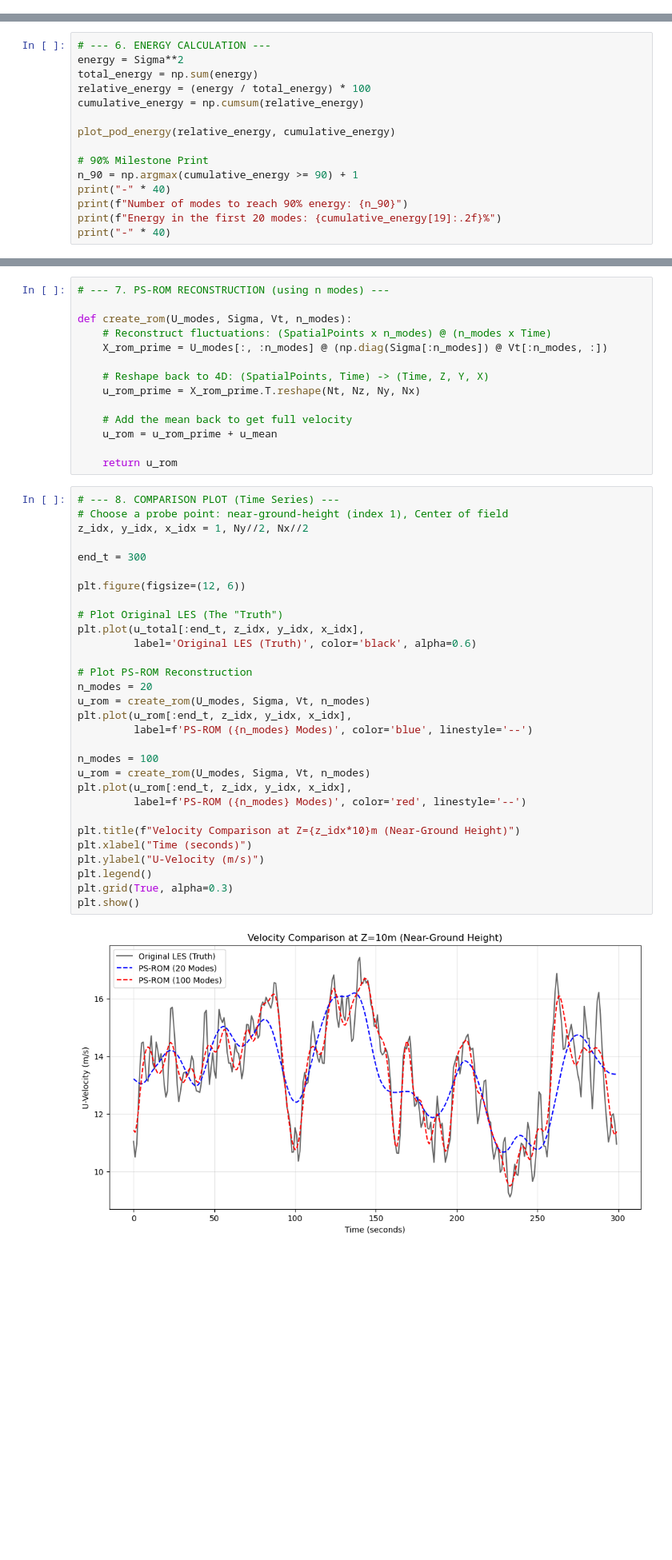
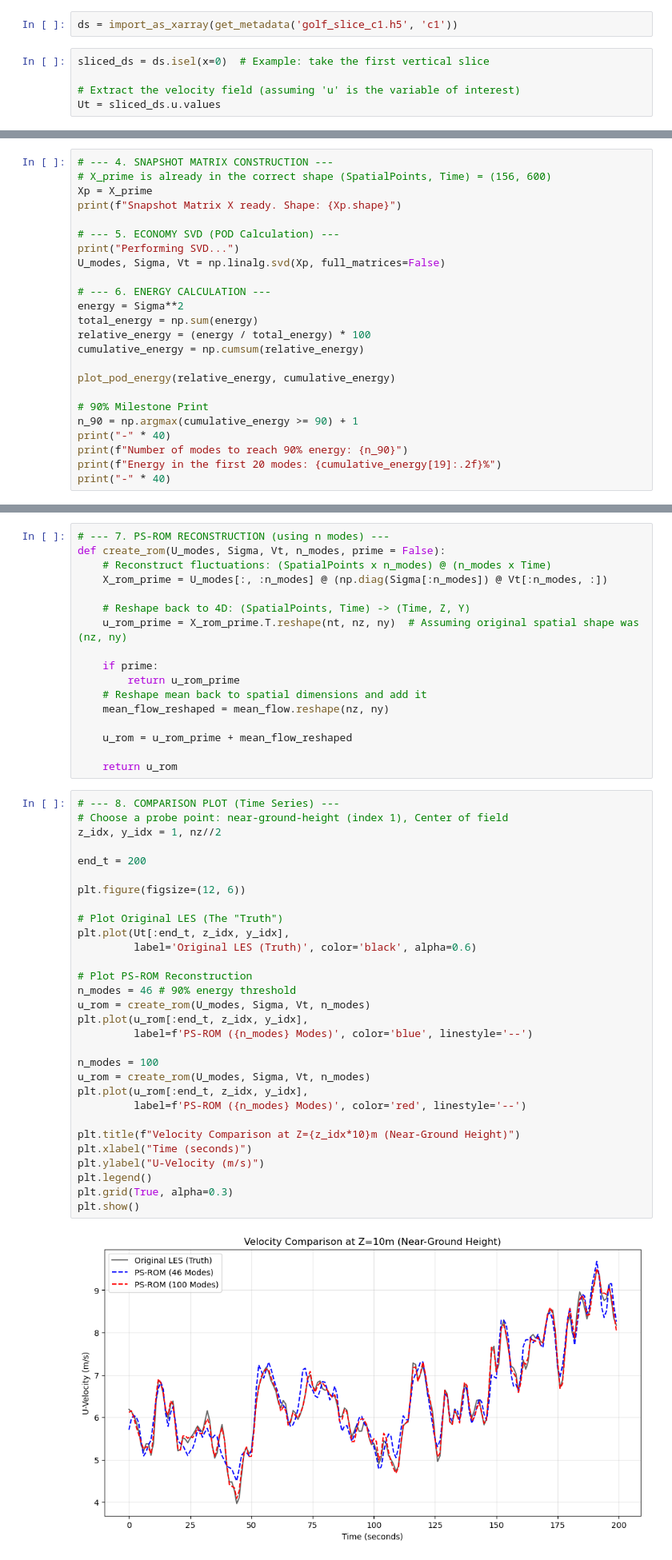
Before and after one commit to JacobManniche/Bachelor_legeplads, a Jupyter notebook: LES/PI and ROM.ipynb, the cells around one changed output, grey strips where cells are left out. Shown at 80% size. Saved outputs shown, nothing was run; the diff lists cells and outputs as text; blank space fills up the shorter version.

```diff
--- a/LES/PI and ROM.ipynb
+++ b/LES/PI and ROM.ipynb
@@ -46,0 +6,7 @@ Performing SVD...
+# %%
+ds = import_as_xarray(get_metadata('golf_slice_c1.h5', 'c1'))
+# %%
+sliced_ds = ds.isel(x=0)  # Example: take the first vertical slice
+
+# Extract the velocity field (assuming 'u' is the variable of interest)
+Ut = sliced_ds.u.values
@@ -47,4 +44,13 @@ Performing SVD...
 # %%
+# --- 4. SNAPSHOT MATRIX CONSTRUCTION ---
+# X_prime is already in the correct shape (SpatialPoints, Time) = (156, 600)
+Xp = X_prime
+print(f"Snapshot Matrix X ready. Shape: {Xp.shape}")
+
+# --- 5. ECONOMY SVD (POD Calculation) ---
+print("Performing SVD...")
+U_modes, Sigma, Vt = np.linalg.svd(Xp, full_matrices=False)
+
 # --- 6. ENERGY CALCULATION ---
 energy = Sigma**2
 total_energy = np.sum(energy)
@@ -73,46 +108,49 @@ plot_pod_modes(U_modes, 6, 26, 51)
 # %%
 # --- 7. PS-ROM RECONSTRUCTION (using n modes) ---
-
-def create_rom(U_modes, Sigma, Vt, n_modes):
+def create_rom(U_modes, Sigma, Vt, n_modes, prime = False):
     # Reconstruct fluctuations: (SpatialPoints x n_modes) @ (n_modes x Time)
     X_rom_prime = U_modes[:, :n_modes] @ (np.diag(Sigma[:n_modes]) @ Vt[:n_modes, :])
 
-    # Reshape back to 4D: (SpatialPoints, Time) -> (Time, Z, Y, X)
-    u_rom_prime = X_rom_prime.T.reshape(Nt, Nz, Ny, Nx)
+    # Reshape back to 4D: (SpatialPoints, Time) -> (Time, Z, Y)
+    u_rom_prime = X_rom_prime.T.reshape(nt, nz, ny)  # Assuming original spatial shape was (nz, ny)
 
-    # Add the mean back to get full velocity
-    u_rom = u_rom_prime + u_mean
+    if prime:
+        return u_rom_prime
+    # Reshape mean back to spatial dimensions and add it
+    mean_flow_reshaped = mean_flow.reshape(nz, ny)
+
+    u_rom = u_rom_prime + mean_flow_reshaped
 
     return u_rom
 # %%
 # --- 8. COMPARISON PLOT (Time Series) ---
 # Choose a probe point: near-ground-height (index 1), Center of field
-z_idx, y_idx, x_idx = 1, Ny//2, Nx//2
+z_idx, y_idx = 1, nz//2
 
-end_t = 300
+end_t = 200
 
 plt.figure(figsize=(12, 6))
 
 # Plot Original LES (The "Truth")
-plt.plot(u_total[:end_t, z_idx, y_idx, x_idx],
+plt.plot(Ut[:end_t, z_idx, y_idx],
          label='Original LES (Truth)', color='black', alpha=0.6)
 
 # Plot PS-ROM Reconstruction
-n_modes = 20
+n_modes = 46 # 90% energy threshold
 u_rom = create_rom(U_modes, Sigma, Vt, n_modes)
-plt.plot(u_rom[:end_t, z_idx, y_idx, x_idx],
+plt.plot(u_rom[:end_t, z_idx, y_idx],
          label=f'PS-ROM ({n_modes} Modes)', color='blue', linestyle='--')
 
 n_modes = 100
 u_rom = create_rom(U_modes, Sigma, Vt, n_modes)
-plt.plot(u_rom[:end_t, z_idx, y_idx, x_idx],
+plt.plot(u_rom[:end_t, z_idx, y_idx],
          label=f'PS-ROM ({n_modes} Modes)', color='red', linestyle='--')
 
 plt.title(f"Velocity Comparison at Z={z_idx*10}m (Near-Ground Height)")
 plt.xlabel("Time (seconds)")
 plt.ylabel("U-Velocity (m/s)")
 plt.legend()
 plt.grid(True, alpha=0.3)
 plt.show()
 # %% [output]
-[figure, old version]
+[figure, new version]
```
Also changed, not shown: parts of 9 cells of this notebook, 2 other files.
